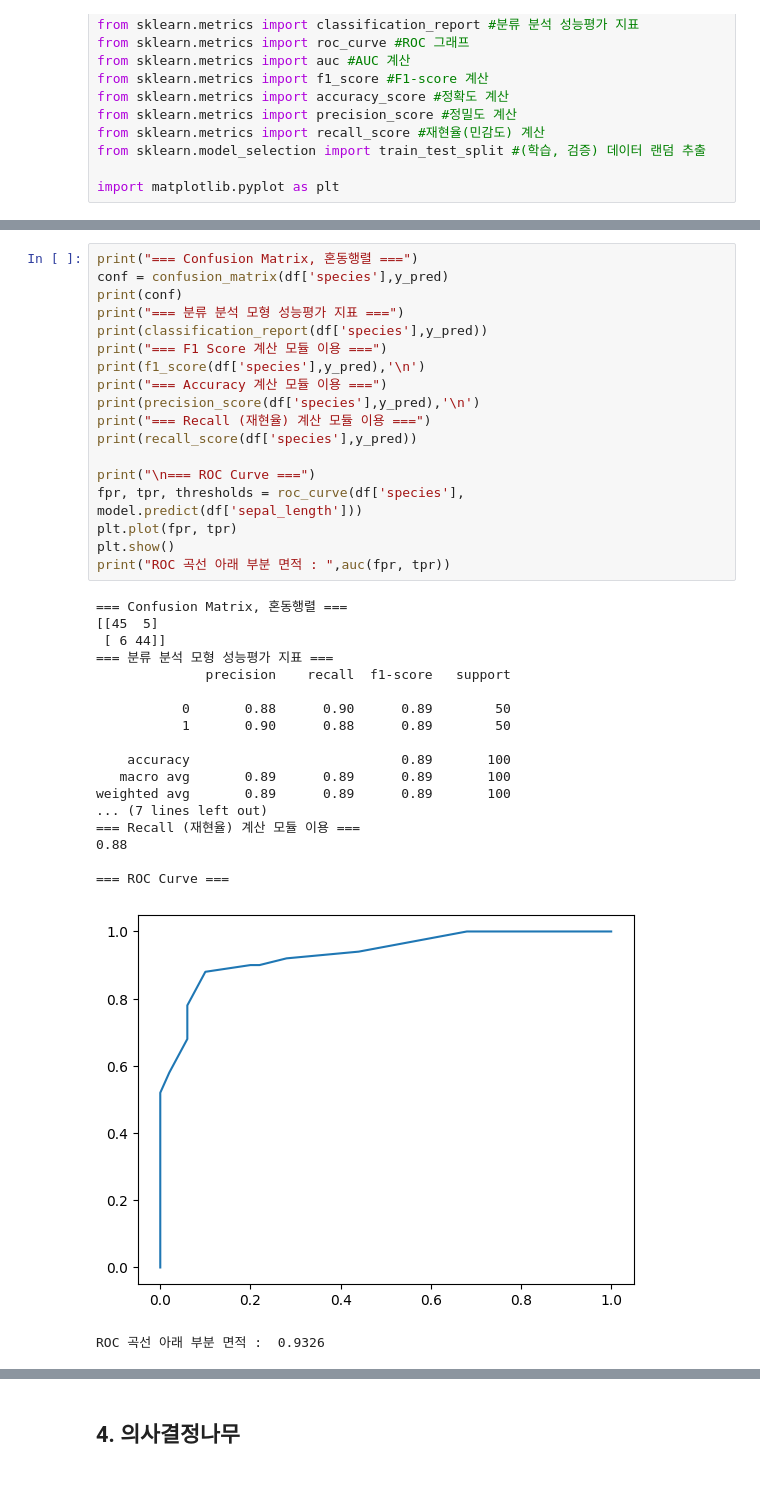
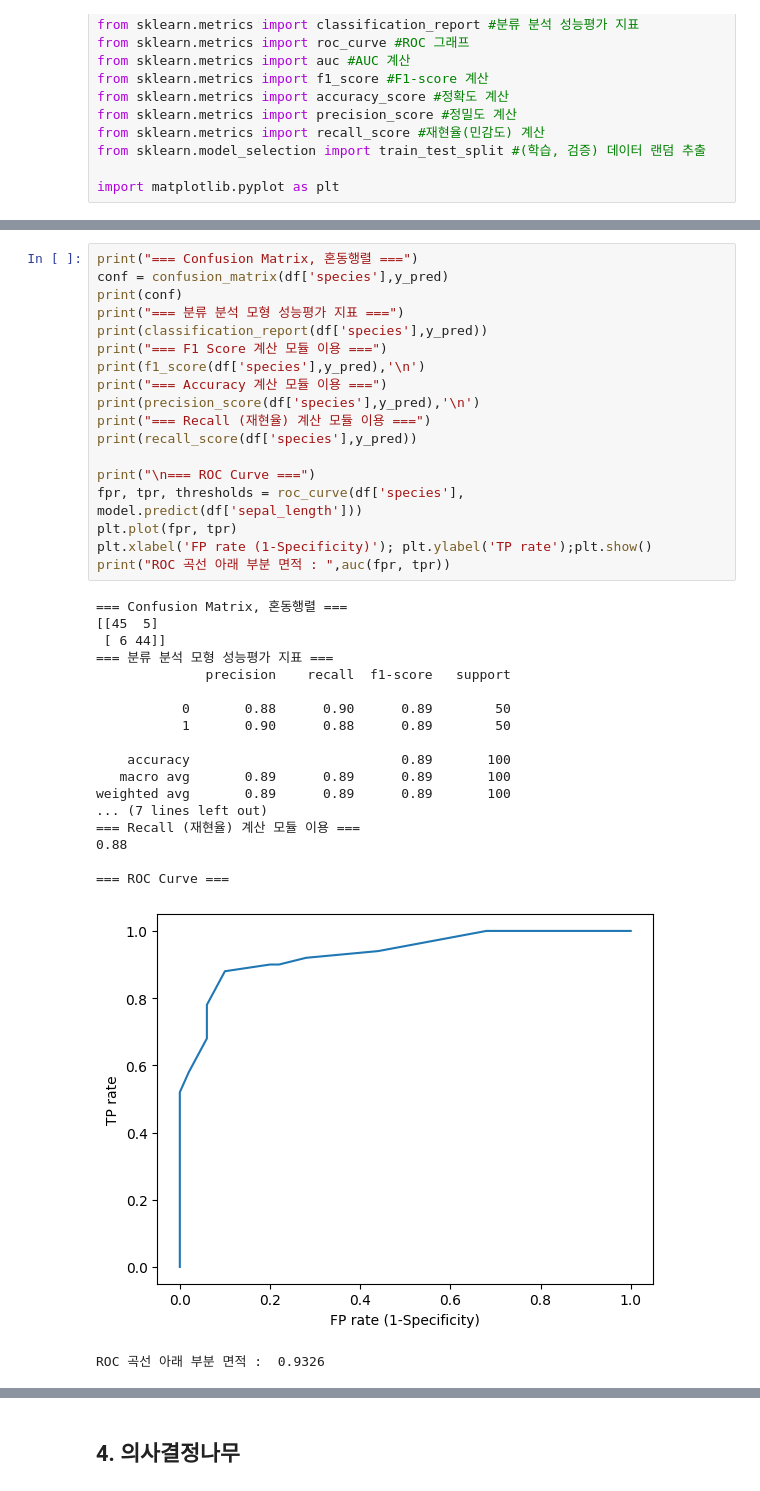
Before and after one commit to RoRdil31/Data-Analytics-Certification, a Jupyter notebook: BigData_Certification.ipynb, the cells around one changed output, grey strips where cells are left out. Saved outputs shown, nothing was run; the diff lists cells and outputs as text.

```diff
--- a/BigData_Certification.ipynb
+++ b/BigData_Certification.ipynb
@@ -753,33 +725,33 @@ print("=== 분류 분석 모형 성능평가 지표 ===")
 print(classification_report(df['species'],y_pred))
 print("=== F1 Score 계산 모듈 이용 ===")
 print(f1_score(df['species'],y_pred),'\n')
 print("=== Accuracy 계산 모듈 이용 ===")
 print(precision_score(df['species'],y_pred),'\n')
 print("=== Recall (재현율) 계산 모듈 이용 ===")
 print(recall_score(df['species'],y_pred))
 
 print("\n=== ROC Curve ===")
 fpr, tpr, thresholds = roc_curve(df['species'], model.predict(df['sepal_length']))
 plt.plot(fpr, tpr)
-plt.show()
+plt.xlabel('FP rate (1-Specificity)'); plt.ylabel('TP rate');plt.show()
 print("ROC 곡선 아래 부분 면적 : ",auc(fpr, tpr))
 # %% [output]
 === Confusion Matrix, 혼동행렬 ===
 [[45  5]
  [ 6 44]]
 === 분류 분석 모형 성능평가 지표 ===
               precision    recall  f1-score   support
 
            0       0.88      0.90      0.89        50
            1       0.90      0.88      0.89        50
 
     accuracy                           0.89       100
    macro avg       0.89      0.89      0.89       100
 weighted avg       0.89      0.89      0.89       100
 ... (7 lines left out)
 === Recall (재현율) 계산 모듈 이용 ===
 0.88
 
 === ROC Curve ===
-[figure, old version]
+[figure, new version]
 ROC 곡선 아래 부분 면적 :  0.9326
```
Also changed, not shown: parts of 12 cells of this notebook.
